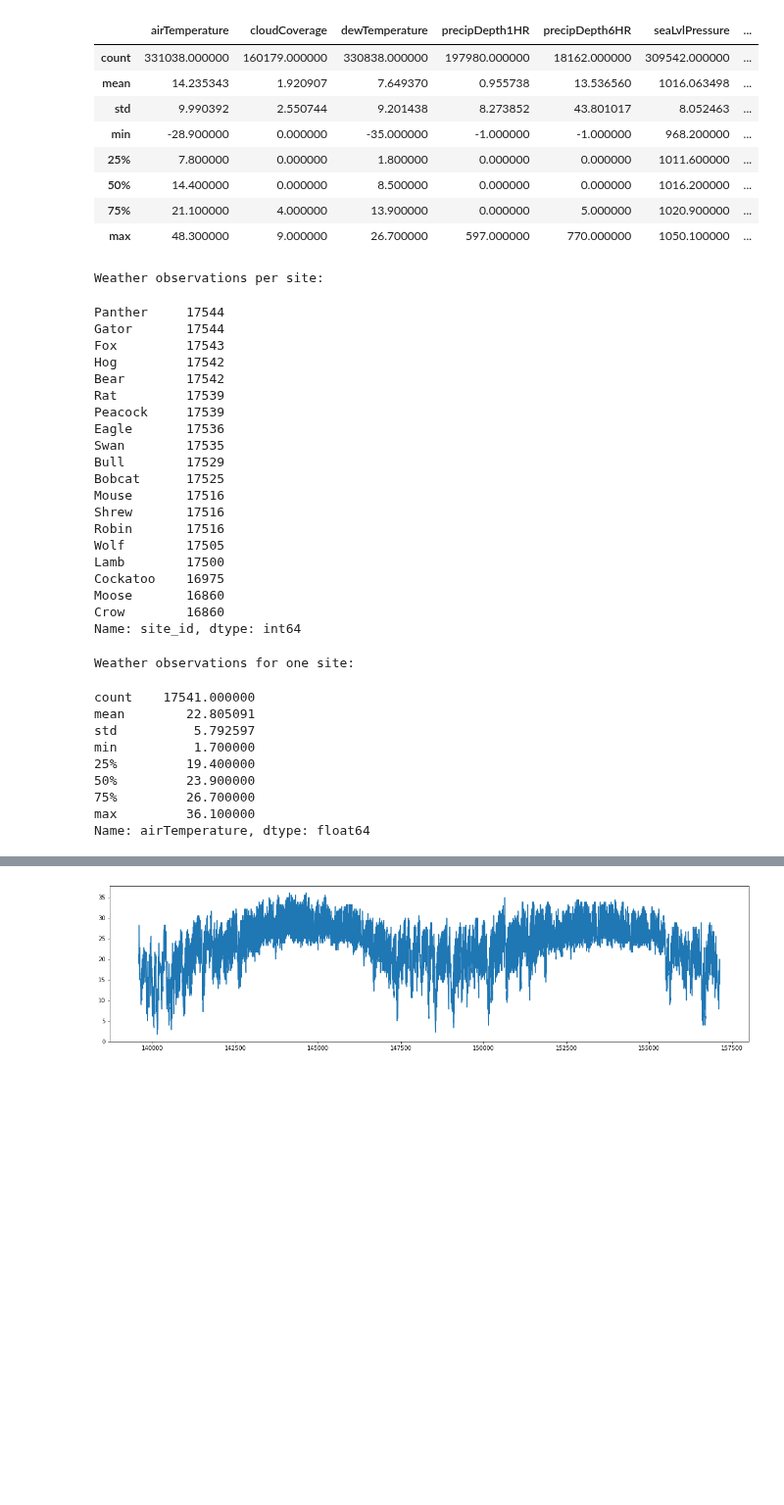
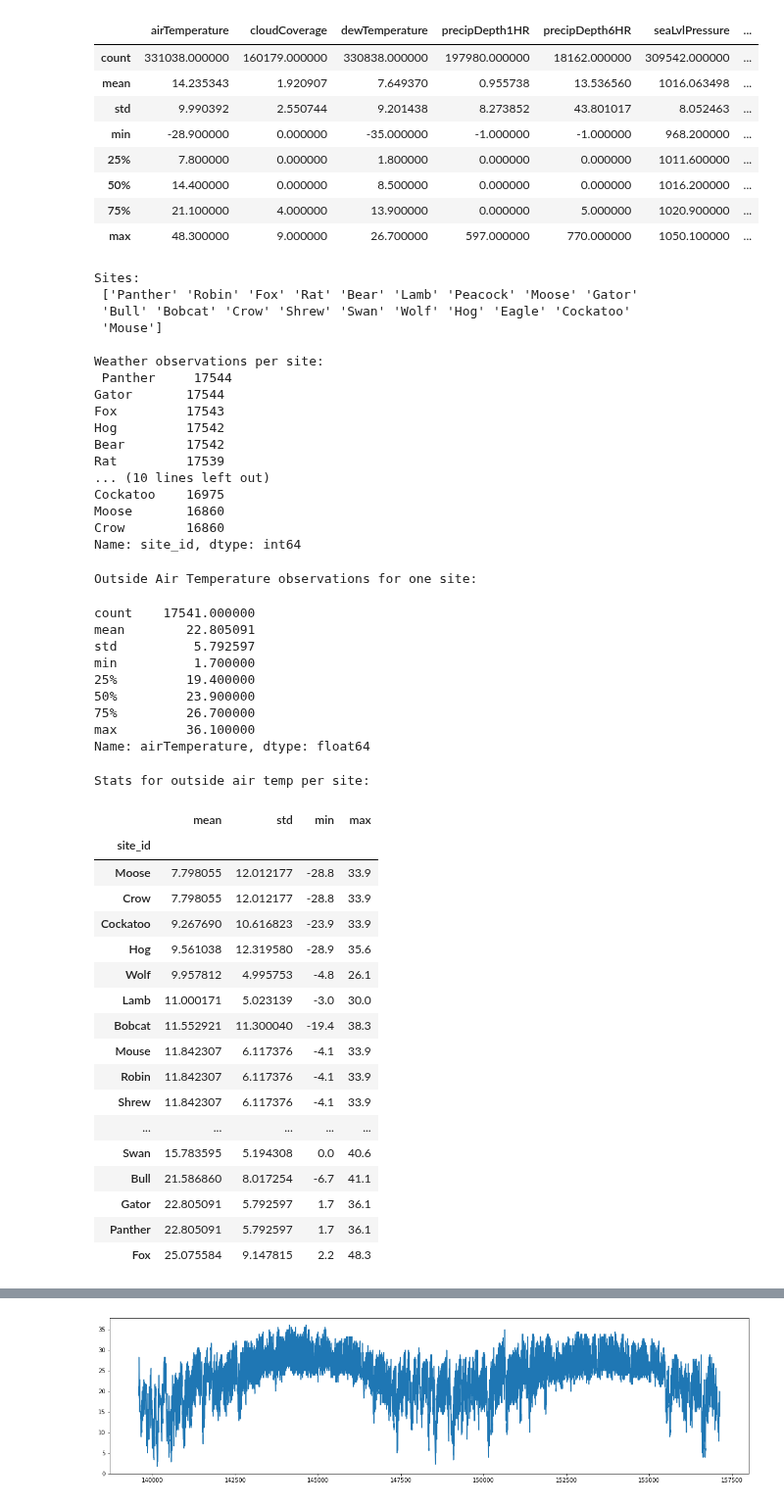
Before and after one commit to ShepherdCode/BuildingEnergy, a Jupyter notebook: ARIMA_101.ipynb, the cells around one changed output, grey strips where cells are left out. Shown at 98% size. Saved outputs shown, nothing was run; the diff lists cells and outputs as text; code cells hidden in the pictures; blank space fills up the shorter version.

Commit message:
Table of temp stats per site.

```diff
--- a/ARIMA_101.ipynb
+++ b/ARIMA_101.ipynb
@@ -85,37 +85,34 @@ Air temp and wind speed: 300K reports.
 | 75% | 21.100000 | 4.000000 | 13.900000 | 0.000000 | 5.000000 | 1020.900000 | ... |
 | max | 48.300000 | 9.000000 | 26.700000 | 597.000000 | 770.000000 | 1050.100000 | ... |
 # %%
-print("Weather observations per site:")
-wet_df.site_id.value_counts()
+print("Sites:\n",wet_df.site_id.unique())
+print()
+print("Weather observations per site:\n",wet_df.site_id.value_counts())
 # %% [output]
+Sites:
+ ['Panther' 'Robin' 'Fox' 'Rat' 'Bear' 'Lamb' 'Peacock' 'Moose' 'Gator'
+ 'Bull' 'Bobcat' 'Crow' 'Shrew' 'Swan' 'Wolf' 'Hog' 'Eagle' 'Cockatoo'
+ 'Mouse']
+
 Weather observations per site:
+ Panther     17544
+Gator       17544
+Fox         17543
+Hog         17542
+Bear        17542
+Rat         17539
+... (10 lines left out)
+Cockatoo    16975
+Moose       16860
+Crow        16860
+Name: site_id, dtype: int64
-Panther     17544
-Gator       17544
-Fox         17543
-Hog         17542
-Bear        17542
-Rat         17539
-Peacock     17539
-Eagle       17536
-Swan        17535
-Bull        17529
-Bobcat      17525
-Mouse       17516
-Shrew       17516
-Robin       17516
-Wolf        17505
-Lamb        17500
-Cockatoo    16975
-Moose       16860
-Crow        16860
-Name: site_id, dtype: int64
 # %%
-print("Weather observations for one site:")
+print("Outside Air Temperature observations for one site:")
 gator_df = wet_df[wet_df['site_id']=='Gator']
 gator_temp_df=gator_df['airTemperature']
 gator_temp_df.describe()
 # %% [output]
-Weather observations for one site:
+Outside Air Temperature observations for one site:
 count    17541.000000
 mean        22.805091
 std          5.792597
@@ -125,3 +122,26 @@ min          1.700000
 75%         26.700000
 max         36.100000
 Name: airTemperature, dtype: float64
+# %%
+print("Stats for outside air temp per site:")
+wet_df.groupby(by=['site_id'])['airTemperature'].agg(['mean','std','min','max']).sort_values('mean')
+# %% [output]
+Stats for outside air temp per site:
+|  | mean | std | min | max |
+| site_id |  |  |  |  |
+| Moose | 7.798055 | 12.012177 | -28.8 | 33.9 |
+| Crow | 7.798055 | 12.012177 | -28.8 | 33.9 |
+| Cockatoo | 9.267690 | 10.616823 | -23.9 | 33.9 |
+| Hog | 9.561038 | 12.319580 | -28.9 | 35.6 |
+| Wolf | 9.957812 | 4.995753 | -4.8 | 26.1 |
+| Lamb | 11.000171 | 5.023139 | -3.0 | 30.0 |
+| Bobcat | 11.552921 | 11.300040 | -19.4 | 38.3 |
+| Mouse | 11.842307 | 6.117376 | -4.1 | 33.9 |
+| Robin | 11.842307 | 6.117376 | -4.1 | 33.9 |
+| Shrew | 11.842307 | 6.117376 | -4.1 | 33.9 |
+| ... | ... | ... | ... | ... |
+| Swan | 15.783595 | 5.194308 | 0.0 | 40.6 |
+| Bull | 21.586860 | 8.017254 | -6.7 | 41.1 |
+| Gator | 22.805091 | 5.792597 | 1.7 | 36.1 |
+| Panther | 22.805091 | 5.792597 | 1.7 | 36.1 |
+| Fox | 25.075584 | 9.147815 | 2.2 | 48.3 |
```
Also changed, not shown: parts of 2 cells of this notebook.
